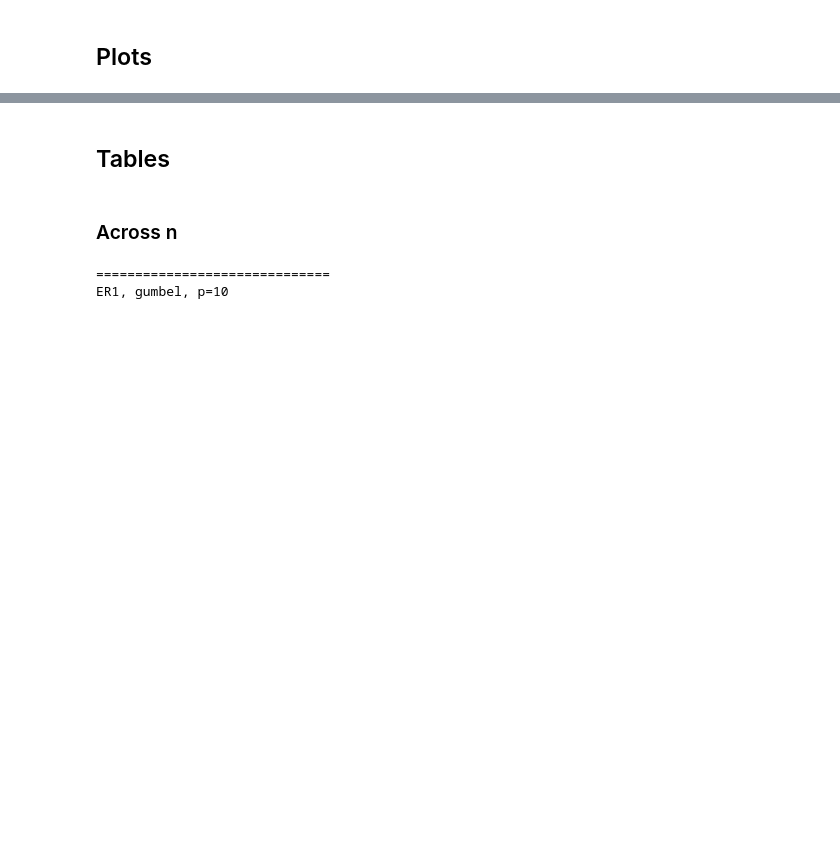
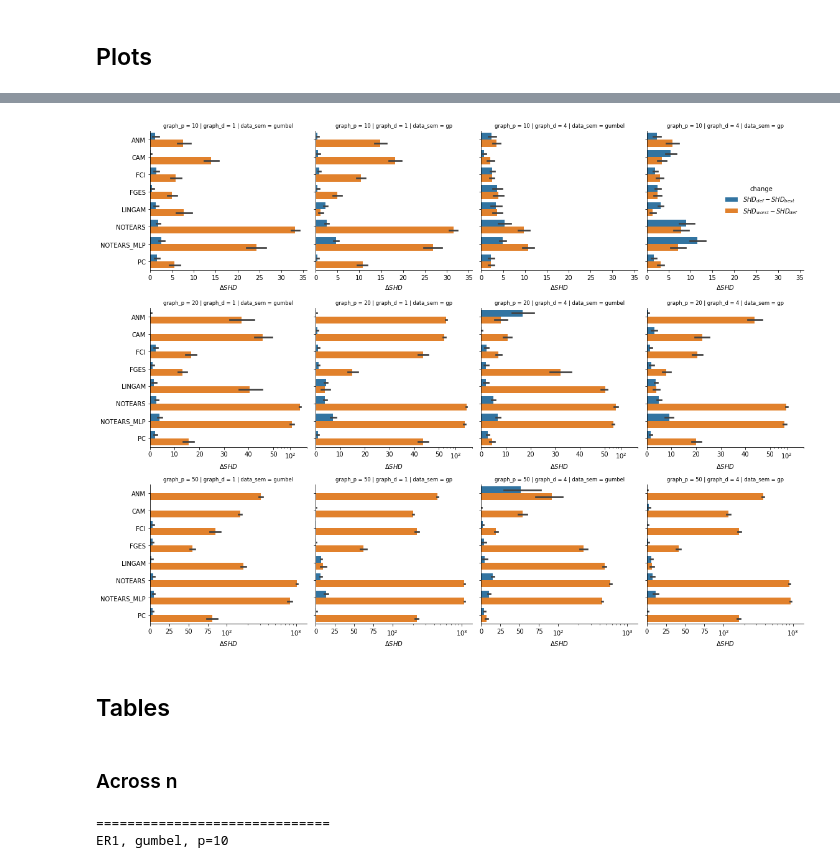
Before and after one commit to misoc-mml/hyperparams-causal-discovery, a Jupyter notebook: hyperparams/hyperparam_quality.ipynb, the cells around one changed output, grey strips where cells are left out. Cells and saved outputs as stored; diff of their text form; code cells hidden in the pictures; blank space fills up the shorter version.

```diff
--- a/hyperparams/hyperparam_quality.ipynb
+++ b/hyperparams/hyperparam_quality.ipynb
@@ -88,3 +128,55 @@ SEM = gumbel, d = 4
+# %%
+merge_key = ['graph_p', 'graph_d', 'graph_type', 'data_sem', 'data_n', 'replicate', 'id']
+df_best_def = df_best.merge(df_def, on=merge_key, suffixes=('_best', '_def'))
+df_def_worst = df_def.merge(df_worst, on=merge_key, suffixes=('_def', '_worst'))
+# %%
+df_best_def['delta_SHD'] = df_best_def['SHD_pattern_def'] - df_best_def['SHD_pattern_best']
+df_best_def['change'] = '$SHD_{def}-SHD_{best}$'
+
+df_def_worst['delta_SHD'] = df_def_worst['SHD_pattern_worst'] - df_def_worst['SHD_pattern_def']
+df_def_worst['change'] = '$SHD_{worst}-SHD_{def}$'
+
+df_final = pd.concat([df_best_def, df_def_worst], axis=0).reset_index()
+# %%
+df_plt = df_final.copy()
+
+fig, axs = plt.subplots(3, 4, sharex='row', sharey=True, figsize=(16, 12))
+axs = axs.flatten()
+
+i=0
+for p in [10, 20, 50]:
+    for d in [1, 4]:
+        for sem in ['gumbel', 'gp']:
+            ax = axs[i]
+            df_case = df_plt.loc[(df_plt['graph_p'] == p) & (df_plt['data_sem'] == sem) & (df_plt['graph_d'] == d)]
+
+            g = sns.barplot(data=df_case, y='id', x='delta_SHD', hue='change', orient='h', ax=ax)
+
+            #ax.set_title(f'graph_p = {p} | data_sem = {sem} | graph_d = {d}')
+            ax.set_title(f'graph_p = {p} | graph_d = {d} | data_sem = {sem}')
+            ax.set_ylabel('')
+            ax.set_xlabel('$\Delta SHD$')
+            ax.spines[['right', 'top']].set_visible(False)
+
+            if i == 3: # last entry
+                sns.move_legend(ax, loc='center right', frameon=False)
+            else:
+                ax.get_legend().remove()
+
+            if p == 50 and d in [1, 4]:
+                ax.set_xscale('symlog', linthresh=1e2, subs=[2, 3, 4, 5, 6, 7, 8, 9])
+                ax.set_xticks([0, 25, 50, 75, 1e2, 1e3], labels=[0, 25, 50, 75, '$10^2$', '$10^3$'])
+            if p == 20:
+                ax.set_xscale('symlog', linthresh=50, linscale=2.0, subs=[2, 3, 4, 5, 6, 7, 8, 9])
+                ax.set_xticks([0, 10, 20, 30, 40, 50, 1e2, 1e3], labels=[0, 10, 20, 30, 40, 50, '$10^2$', '$10^3$'])
+                ax.set_xlim(0, 2*1e2)
+
+            i += 1
+
+plt.tight_layout()
+plt.savefig('./plots/hyper_qual/hq_grid_diff.pdf', dpi=1000)
+# %% [output]
+[figure, added]
 # %% [markdown]
 ## Tables
 # %%
```
Also changed, not shown: parts of 13 cells of this notebook, 7 other files.
